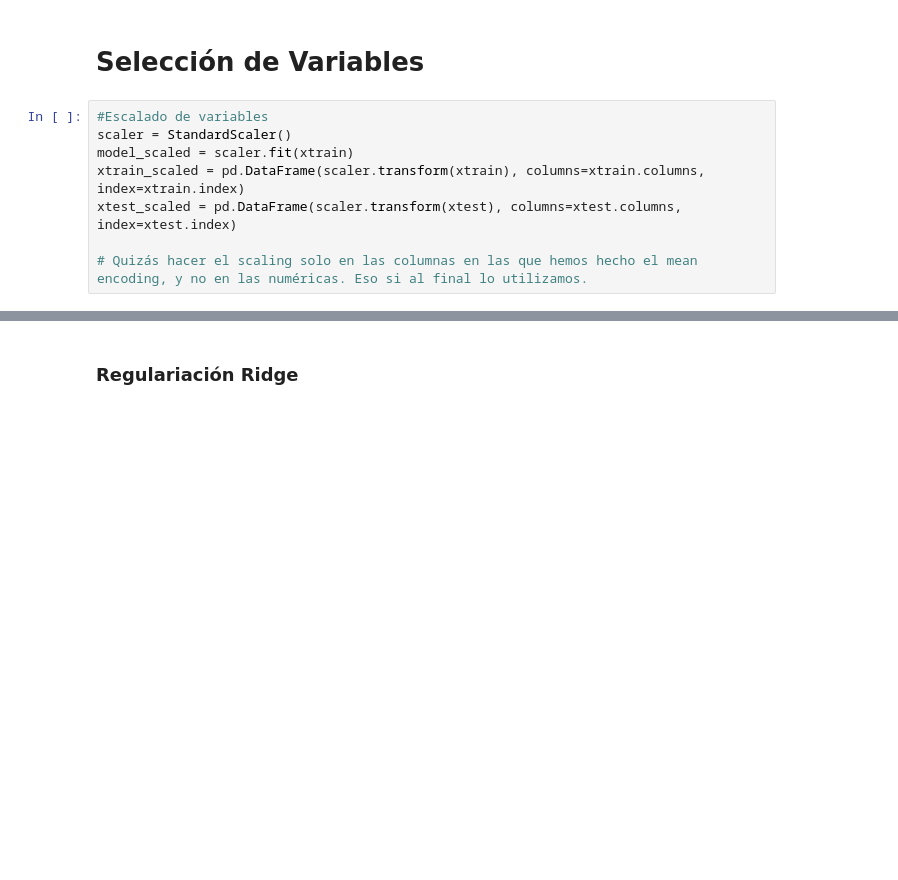
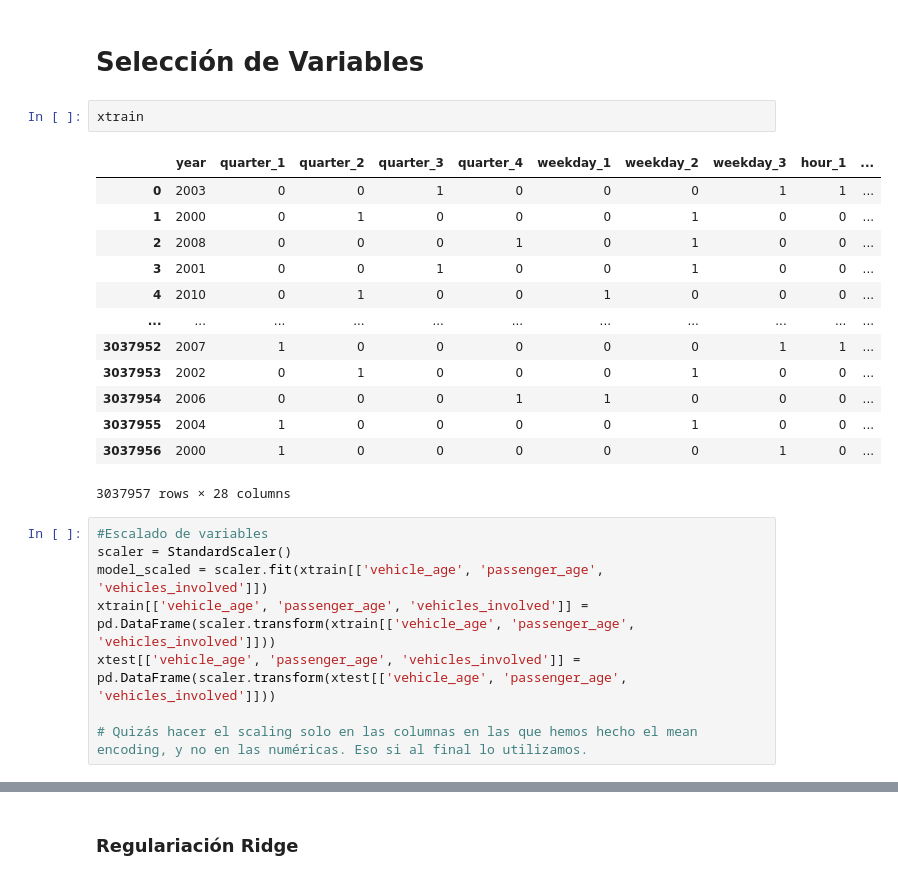
Before and after one commit to AMM53/Accidents-Prediction, a Jupyter notebook: notebooks/FeatureEngineering.ipynb, the cells around one changed output, grey strips where cells are left out. Saved outputs shown, nothing was run; the diff lists cells and outputs as text; blank space fills up the shorter version.

Commit message:
Fixed Scaled

```diff
--- a/notebooks/FeatureEngineering.ipynb
+++ b/notebooks/FeatureEngineering.ipynb
@@ -321,11 +321,27 @@ xtrain['year'] = xtrain['year'].astype('int16')
 xtest['year'] = xtest['year'].astype('int16')
 # %% [markdown]
 # Selección de Variables
+# %%
+xtrain
+# %% [output]
+|  | year | quarter_1 | quarter_2 | quarter_3 | quarter_4 | weekday_1 | weekday_2 | weekday_3 | hour_1 | ... |
+| 0 | 2003 | 0 | 0 | 1 | 0 | 0 | 0 | 1 | 1 | ... |
+| 1 | 2000 | 0 | 1 | 0 | 0 | 0 | 1 | 0 | 0 | ... |
+| 2 | 2008 | 0 | 0 | 0 | 1 | 0 | 1 | 0 | 0 | ... |
+| 3 | 2001 | 0 | 0 | 1 | 0 | 0 | 1 | 0 | 0 | ... |
+| 4 | 2010 | 0 | 1 | 0 | 0 | 1 | 0 | 0 | 0 | ... |
+| ... | ... | ... | ... | ... | ... | ... | ... | ... | ... | ... |
+| 3037952 | 2007 | 1 | 0 | 0 | 0 | 0 | 0 | 1 | 1 | ... |
+| 3037953 | 2002 | 0 | 1 | 0 | 0 | 0 | 1 | 0 | 0 | ... |
+| 3037954 | 2006 | 0 | 0 | 0 | 1 | 1 | 0 | 0 | 0 | ... |
+| 3037955 | 2004 | 1 | 0 | 0 | 0 | 0 | 1 | 0 | 0 | ... |
+| 3037956 | 2000 | 1 | 0 | 0 | 0 | 0 | 0 | 1 | 0 | ... |
+3037957 rows × 28 columns
 # %%
 #Escalado de variables
 scaler = StandardScaler()
-model_scaled = scaler.fit(xtrain)
-xtrain_scaled = pd.DataFrame(scaler.transform(xtrain), columns=xtrain.columns, index=xtrain.index)
-xtest_scaled = pd.DataFrame(scaler.transform(xtest), columns=xtest.columns, index=xtest.index)
+model_scaled = scaler.fit(xtrain[['vehicle_age', 'passenger_age', 'vehicles_involved']])
+xtrain[['vehicle_age', 'passenger_age', 'vehicles_involved']] = pd.DataFrame(scaler.transform(xtrain[['vehicle_age', 'passenger_age', 'vehicles_involved']]))
+xtest[['vehicle_age', 'passenger_age', 'vehicles_involved']] = pd.DataFrame(scaler.transform(xtest[['vehicle_age', 'passenger_age', 'vehicles_involved']]))
 
 # Quizás hacer el scaling solo en las columnas en las que hemos hecho el mean encoding, y no en las numéricas. Eso si al final lo utilizamos.
```
Also changed, not shown: parts of 10 cells of this notebook.
